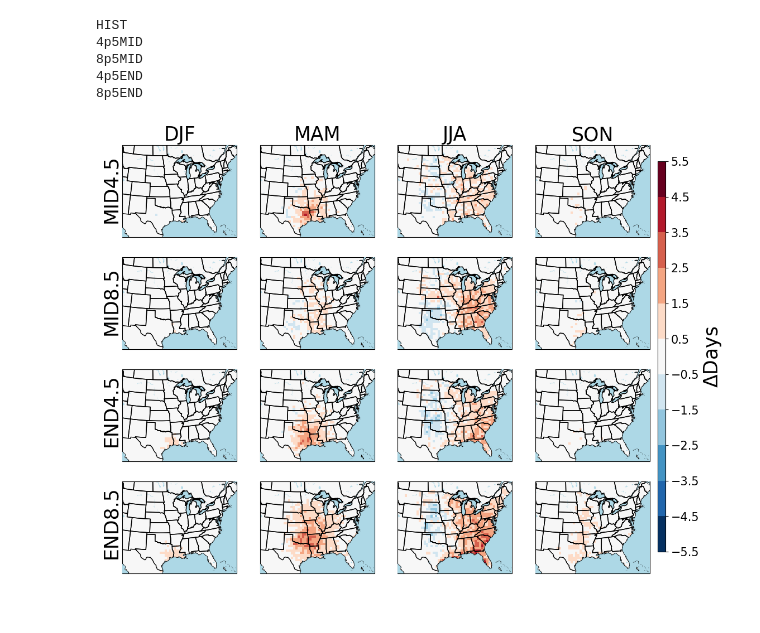
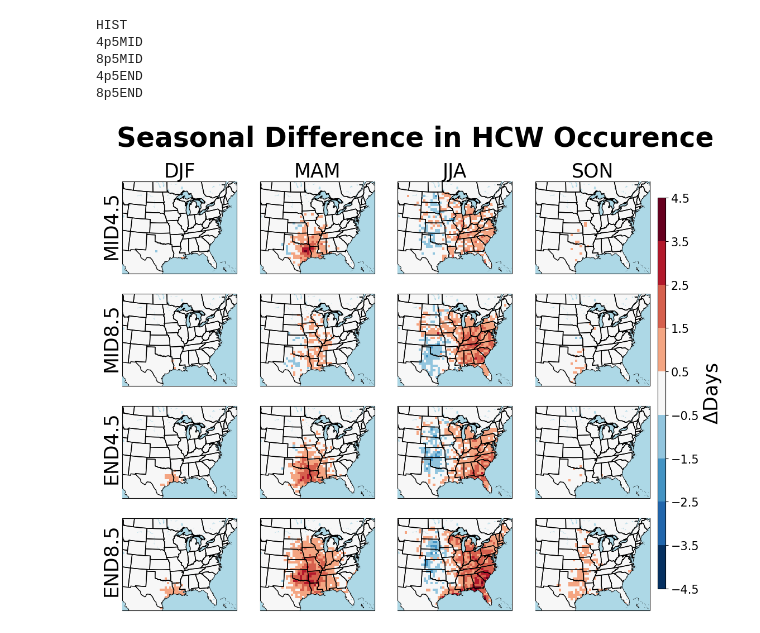
Before and after one commit to jcorner1/SYN_SERV, a Jupyter notebook: Code/Delta_Calculation_Maps.ipynb, the cells around one changed output. Cells and saved outputs as stored; diff of their text form; code cells hidden in the pictures.

```diff
--- a/Code/Delta_Calculation_Maps.ipynb
+++ b/Code/Delta_Calculation_Maps.ipynb
@@ -46,6 +46,37 @@ def div_boundarynorm():
     return cmap, norm
 
 cmap, norm = div_boundarynorm()
+# %%
+from matplotlib.colors import ListedColormap, BoundaryNorm
+
+
+def div_colorbar():
+
+    div_colors = ['#053061',
+                  '#2166ac',
+                  '#4393c3',
+                  '#92c5de',
+                  '#f7f7f7',
+                  '#f4a582',
+                  '#d6604d',
+                  '#b2182b',
+                  '#67001f'
+                  ]
+
+    cmap = ListedColormap(div_colors)
+
+    return cmap
+
+def div_boundarynorm():
+
+
+    cmap = div_colorbar()
+    classes = np.array(list(np.linspace(-3.5, 3.5, num=9)))
+    norm = BoundaryNorm(classes, ncolors=cmap.N)
+
+    return cmap, norm
+
+cmap, norm = div_boundarynorm()
 # %% [markdown]
 ### Load Data
 # %%
@@ -112,11 +143,13 @@ fig = plt.figure(figsize=(14,10))
 plt.tick_params(left = False, right = False , labelleft = False ,
                     labelbottom = False, bottom = False)
 
-divnorm=colors.TwoSlopeNorm(vmin=-5.5, vcenter=0., vmax=5.5)
+divnorm=colors.TwoSlopeNorm(vmin=-4.5, vcenter=0., vmax=4.5)
 epoch_labels = ['MID4.5', 'MID8.5', 'END4.5', 'END8.5']
 
 plt.subplots_adjust(right=0.8)
+title = plt.suptitle('Seasonal Difference in HCW Occurence', size=35).set_weight('bold')
 cbar_ax = fig.add_axes([0.81, 0.15, 0.01, 0.7])
+
 x = 1
 
 for i in range(len(epochs[1:])):
@@ -124,33 +157,33 @@ for i in range(len(epochs[1:])):
 
         ax = plt.subplot(4, 4, x, projection=ccrs.LambertConformal(central_longitude=-98, central_latitude=35))
         c = ax.pcolormesh(uhs_HIST_DJF.CLONG.values[0,:,:], uhs_HIST_DJF.CLAT.values[0,:,:],locals()[f'delta_{epochs[1:][i]}_{seasons[j]}'],
                           transform=cartopy.crs.PlateCarree(), cmap=cmap, norm=divnorm)
 
         ax.add_feature(cartopy.feature.STATES, zorder=2)
         ax.add_feature(cartopy.feature.COASTLINE, zorder=3)
         ax.add_feature(cartopy.feature.LAND, facecolor='gray')
         ax.add_feature(cartopy.feature.OCEAN, facecolor='lightblue', zorder=3)
         ax.add_feature(cartopy.feature.LAKES, facecolor='lightblue')
 
         ax.set_extent([-110, -74, 24.5, 50])
 
         #ax.annotate(f'{epochs[1:][i]} - ', (0.05,0.05),fontsize=16, xycoords='axes fraction')
 
         if x <= 4:
             plt.title(f'{seasons[j]}',fontsize=25)
 
         if x in [1, 5, 9, 13]:
             #plt.ylabel(,fontsize=25)
             ax.annotate(f'{epoch_labels[i]}', xy=(-0.18,0.2), xycoords='axes fraction', fontsize=25, rotation='vertical')
 
         x=x+1
 
 
 
-cbar = plt.colorbar(c,ticks=np.array(range(-6, 6, 1))+0.5, pad=0.01, ax=ax, cax=cbar_ax)
+cbar = plt.colorbar(c,ticks=np.array(range(-5, 5, 1))+0.5, pad=0.01, ax=ax, cax=cbar_ax)
 cbar.ax.tick_params(labelsize=15)
 cbar.set_label(label='$\Delta$Days', size=25)
-plt.savefig('../Plots/Seasonal_deltas.jpg', format='jpg', dpi=500, bbox_inches='tight')
+plt.savefig('../Plots/Seasonal_deltas.png', format='png', dpi=500, bbox_inches='tight')
 plt.show()
 # %% [output]
-[figure, old version]
+[figure, new version]
```
Also changed, not shown: 10 other files.
